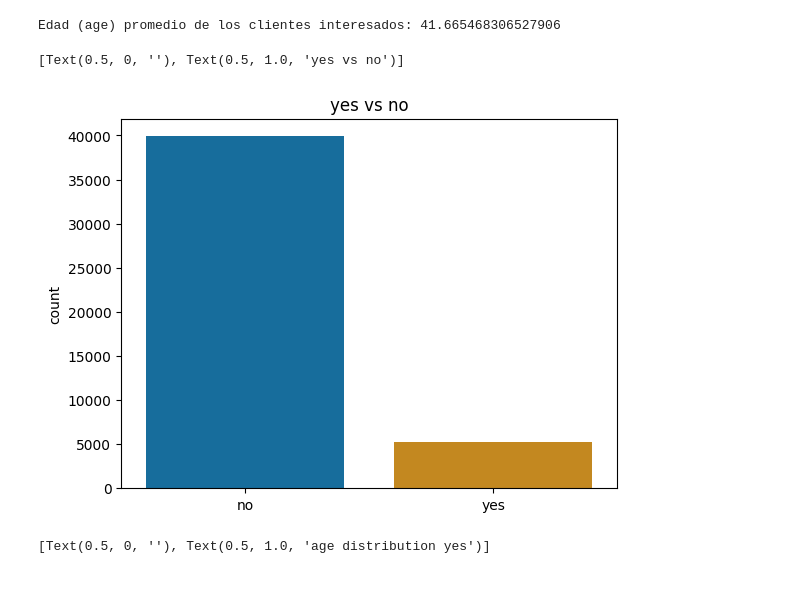
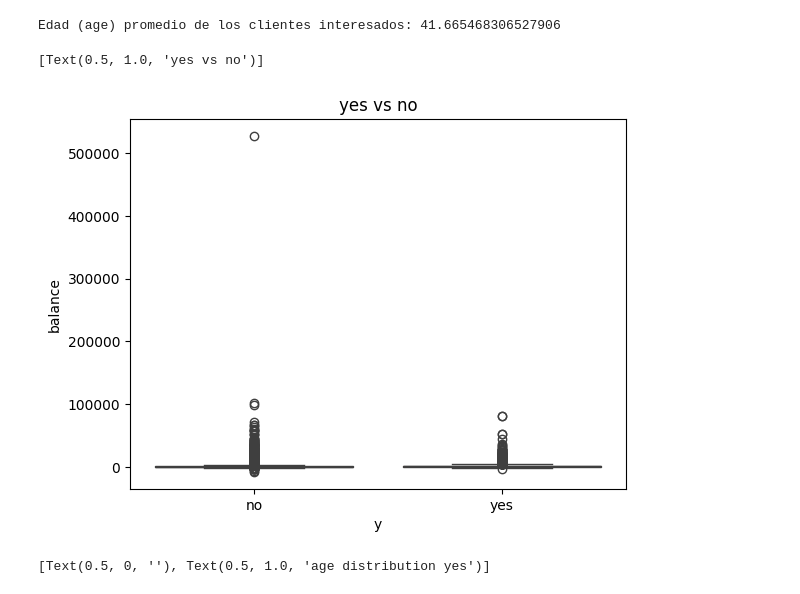
Before and after one commit to danielh33/talentoTechAnDaBasico, a Jupyter notebook: limpieza_datos_practica_2.ipynb, the cells around one changed output. Saved outputs shown, nothing was run; the diff lists cells and outputs as text; code cells hidden in the pictures.

```diff
--- a/limpieza_datos_practica_2.ipynb
+++ b/limpieza_datos_practica_2.ipynb
@@ -527,11 +595,13 @@ print(f'Edad (age) promedio de los clientes interesados: {edad_prom_interesados}
 Edad (age) promedio de los clientes interesados: 41.665468306527906
 # %%
 # 2. Gráfica, diferencia de ingresos entre clientes interesados y no interesados en el certificado de depósito
-cplot = sns.countplot(x=data['y'], hue=data['y'], palette='colorblind', legend=False)
-cplot.set(xlabel = "", title ='yes vs no')
+# ingresos_clientes_interesados = data[data['y'] == 'yes'][['balance', 'y']]
+# ingresos_clientes_no_interesados = data[data['y'] == 'no'][['balance', 'y']]
+bxplot = sns.boxplot(data=data, x='y', y='balance', hue='y')
+bxplot.set(title ='yes vs no')
 # %% [output]
-[Text(0.5, 0, ''), Text(0.5, 1.0, 'yes vs no')]
+[Text(0.5, 1.0, 'yes vs no')]
-[figure, old version]
+[figure, new version]
 # %%
 # 3.Gráfico de barras, de distribución de género entre clientes interesados en el certificado de depósito
 edad_interesados = data[data['y']=='yes']['age']
```
Also changed, not shown: parts of 16 cells of this notebook.
